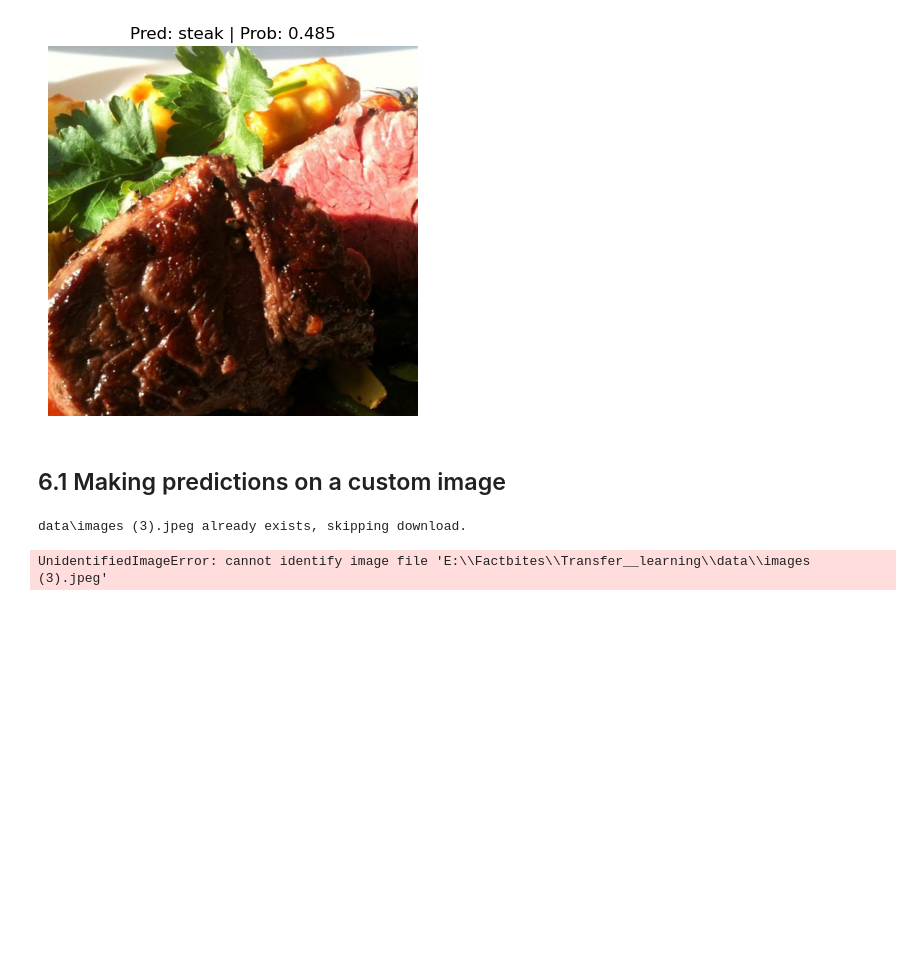
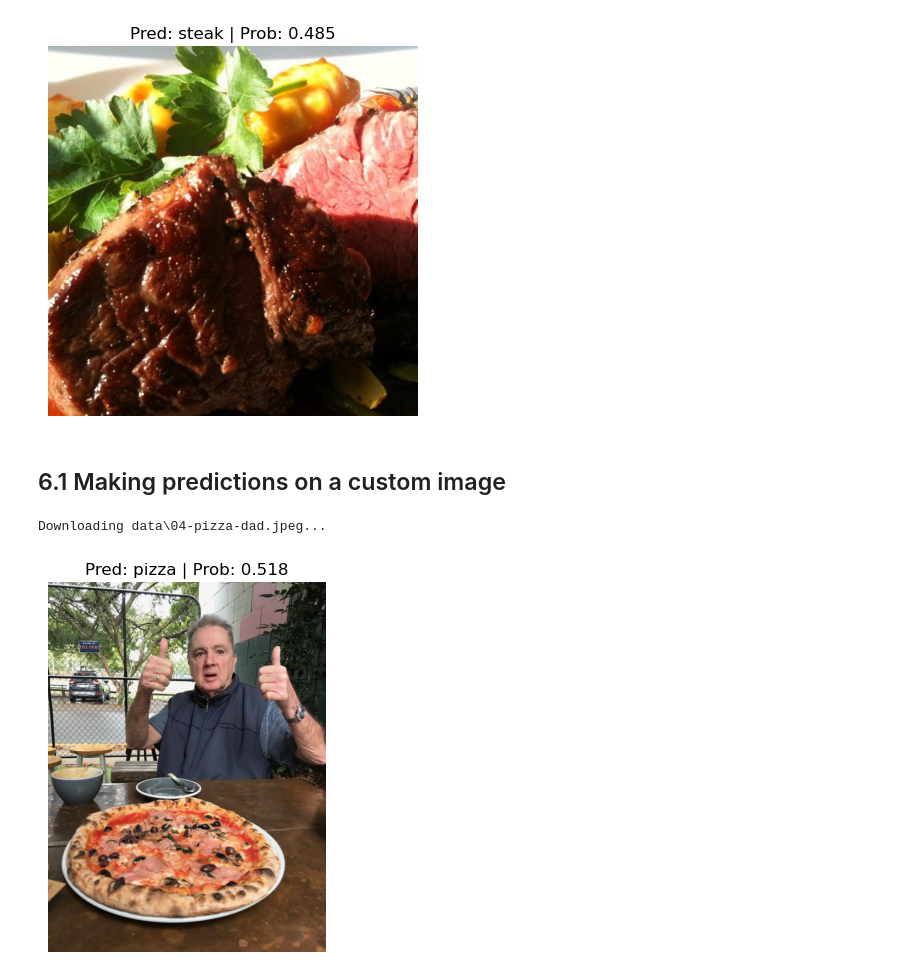
Before and after one commit to CYBki/Food-classification, a Jupyter notebook: Transfer__learning/PyTorch_transfer_learning.ipynb, the cells around one changed output. Saved outputs shown, nothing was run; the diff lists cells and outputs as text; code cells hidden in the pictures; blank space fills up the shorter version.

Commit message:
completed transfer learning experiment

```diff
--- a/Transfer__learning/PyTorch_transfer_learning.ipynb
+++ b/Transfer__learning/PyTorch_transfer_learning.ipynb
@@ -446,24 +446,24 @@ for image_path in test_image_path_sample:
 # %%
 # Download custom image
 import requests
 
 # Setup custom image path
-custom_image_path = data_path / "images (3).jpeg"
+custom_image_path = data_path / "04-pizza-dad.jpeg"
 
 # Download the image if it doesn't already exist
 if not custom_image_path.is_file():
     with open(custom_image_path, "wb") as f:
         # When downloading from GitHub, need to use the "raw" file link
-        request = requests.get("https://github.com/CYBki/Factbites/blob/main/images/images%20(3).jpeg")
+        request = requests.get("https://raw.githubusercontent.com/mrdbourke/pytorch-deep-learning/main/images/04-pizza-dad.jpeg")
         print(f"Downloading {custom_image_path}...")
         f.write(request.content)
 else:
     print(f"{custom_image_path} already exists, skipping download.")
 
 # Predict on custom image
 pred_and_plot_image(model=model,
                     image_path=custom_image_path,
                     class_names=class_names)
 # %% [output]
-data\images (3).jpeg already exists, skipping download.
+Downloading data\04-pizza-dad.jpeg...
-UnidentifiedImageError: cannot identify image file 'E:\\Factbites\\Transfer__learning\\data\\images (3).jpeg'
+[figure, added]
```
Also changed, not shown: 2 other files.
